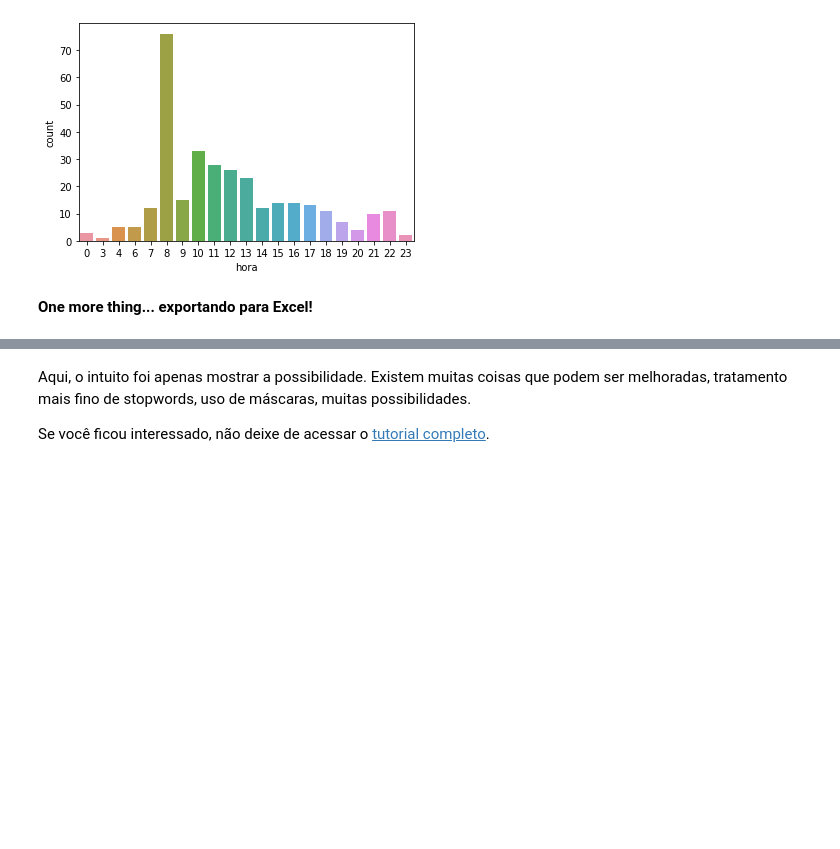
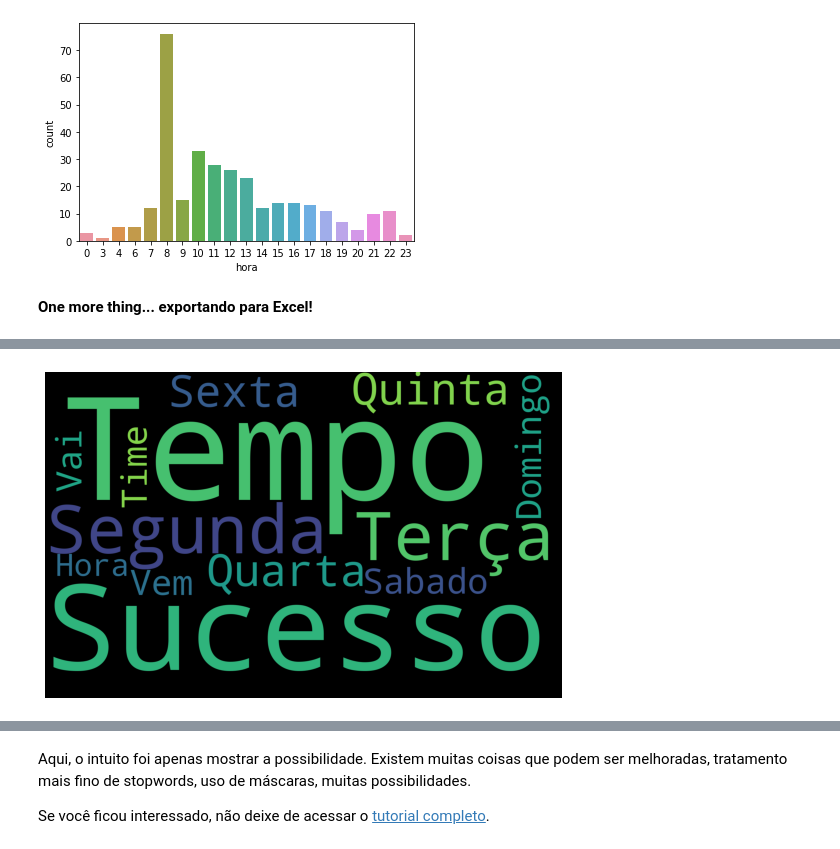
Before and after one commit to marciadartup/Portif-lio, a Jupyter notebook: Módulo_04_Analisando_sua_Caixa_de_Emails.ipynb, the cells around one changed output, grey strips where cells are left out. Saved outputs shown, nothing was run; the diff lists cells and outputs as text; code cells hidden in the pictures; blank space fills up the shorter version.

```diff
--- a/Módulo_04_Analisando_sua_Caixa_de_Emails.ipynb
+++ b/Módulo_04_Analisando_sua_Caixa_de_Emails.ipynb
@@ -369,2 +386,25 @@ from wordcloud import WordCloud, STOPWORDS, ImageColorGenerator
+# %%
+# criando a wordcloud
+summary = Dias
+
+all_summary = " ".join(s for s in summary)
+
+# lista de stopword
+stopwords = set(STOPWORDS)
+stopwords.update(["da", "meu", "em", "você", "de", "ao", "os", "ai", "UTF", "_http"], "hotmail", "gmail")
+
+# gerar uma wordcloud
+wordcloud = WordCloud(stopwords=stopwords,
+                      background_color="Black",
+                      width=1900, height=1200).generate(all_summary)
+
+# mostrar a imagem final
+fig, ax = plt.subplots(figsize=(12,6))
+ax.imshow(wordcloud, interpolation='bilinear')
+ax.set_axis_off()
+
+plt.imshow(wordcloud);
+# %% [output]
+[figure, added]
 # %%
 # criando a wordcloud
```
Also changed, not shown: parts of 4 cells of this notebook.
